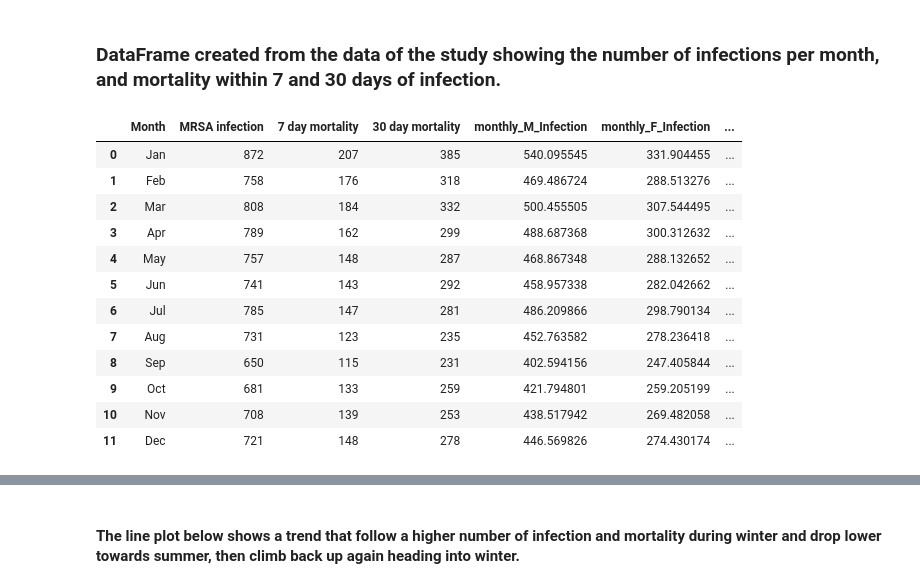
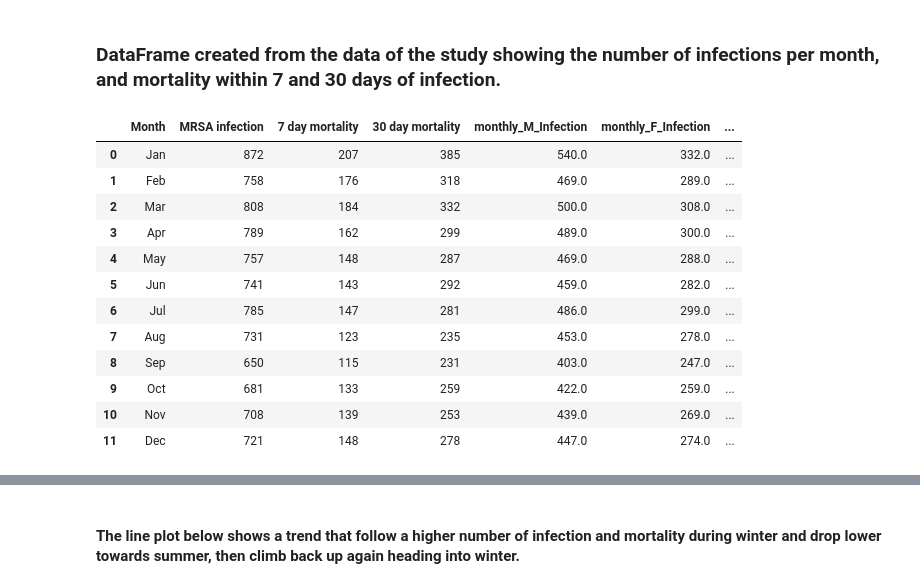
Before and after one commit to NurseQ/Simulation-Project-for-Programming-for-Data-Analysis-, a Jupyter notebook: Simulation Project.ipynb, the cells around one changed output, grey strips where cells are left out. Saved outputs shown, nothing was run; the diff lists cells and outputs as text; code cells hidden in the pictures.

```diff
--- a/Simulation Project.ipynb
+++ b/Simulation Project.ipynb
@@ -103,24 +123,26 @@ monthlymort = pd.DataFrame({'Month': ['Jan', 'Feb', 'Mar', 'Apr', 'May', 'Jun',
 # %%
 # Include in the DataFrame probable division of MRSA infection, 7 day mortality and 30 day mortality between gender.
 
 monthlymort['monthly_M_Infection'] = monthlymort['MRSA infection'] * maleInfectionRate
 monthlymort['monthly_F_Infection'] = monthlymort['MRSA infection'] * femaleInfectionRate
 monthlymort['Male_mort_7day'] = monthlymort['monthly_M_Infection'] * ratio_male7daymort
 monthlymort['Female_mort_7day'] = monthlymort['monthly_F_Infection'] * ratio_female7daymort
 monthlymort['Male_mort_30day'] = monthlymort['monthly_M_Infection'] * ratio_male30daymort
 monthlymort['Female_mort_30day'] = monthlymort['monthly_F_Infection'] * ratio_female30daymort
-monthlymort
+
+# round method just for readability, not reliability.
+round(monthlymort,)
 # %% [output]
 |  | Month | MRSA infection | 7 day mortality | 30 day mortality | monthly_M_Infection | monthly_F_Infection | ... |
-| 0 | Jan | 872 | 207 | 385 | 540.095545 | 331.904455 | ... |
-| 1 | Feb | 758 | 176 | 318 | 469.486724 | 288.513276 | ... |
-| 2 | Mar | 808 | 184 | 332 | 500.455505 | 307.544495 | ... |
-| 3 | Apr | 789 | 162 | 299 | 488.687368 | 300.312632 | ... |
-| 4 | May | 757 | 148 | 287 | 468.867348 | 288.132652 | ... |
-| 5 | Jun | 741 | 143 | 292 | 458.957338 | 282.042662 | ... |
-| 6 | Jul | 785 | 147 | 281 | 486.209866 | 298.790134 | ... |
-| 7 | Aug | 731 | 123 | 235 | 452.763582 | 278.236418 | ... |
-| 8 | Sep | 650 | 115 | 231 | 402.594156 | 247.405844 | ... |
-| 9 | Oct | 681 | 133 | 259 | 421.794801 | 259.205199 | ... |
-| 10 | Nov | 708 | 139 | 253 | 438.517942 | 269.482058 | ... |
-| 11 | Dec | 721 | 148 | 278 | 446.569826 | 274.430174 | ... |
+| 0 | Jan | 872 | 207 | 385 | 540.0 | 332.0 | ... |
+| 1 | Feb | 758 | 176 | 318 | 469.0 | 289.0 | ... |
+| 2 | Mar | 808 | 184 | 332 | 500.0 | 308.0 | ... |
+| 3 | Apr | 789 | 162 | 299 | 489.0 | 300.0 | ... |
+| 4 | May | 757 | 148 | 287 | 469.0 | 288.0 | ... |
+| 5 | Jun | 741 | 143 | 292 | 459.0 | 282.0 | ... |
+| 6 | Jul | 785 | 147 | 281 | 486.0 | 299.0 | ... |
+| 7 | Aug | 731 | 123 | 235 | 453.0 | 278.0 | ... |
+| 8 | Sep | 650 | 115 | 231 | 403.0 | 247.0 | ... |
+| 9 | Oct | 681 | 133 | 259 | 422.0 | 259.0 | ... |
+| 10 | Nov | 708 | 139 | 253 | 439.0 | 269.0 | ... |
+| 11 | Dec | 721 | 148 | 278 | 447.0 | 274.0 | ... |
```
Also changed, not shown: parts of 25 cells of this notebook.
